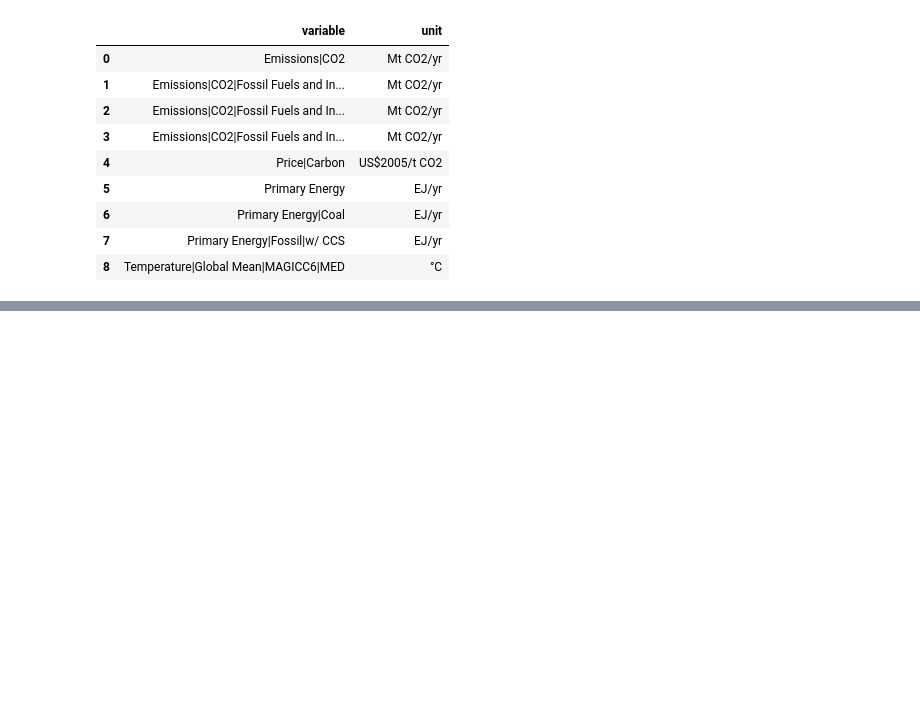
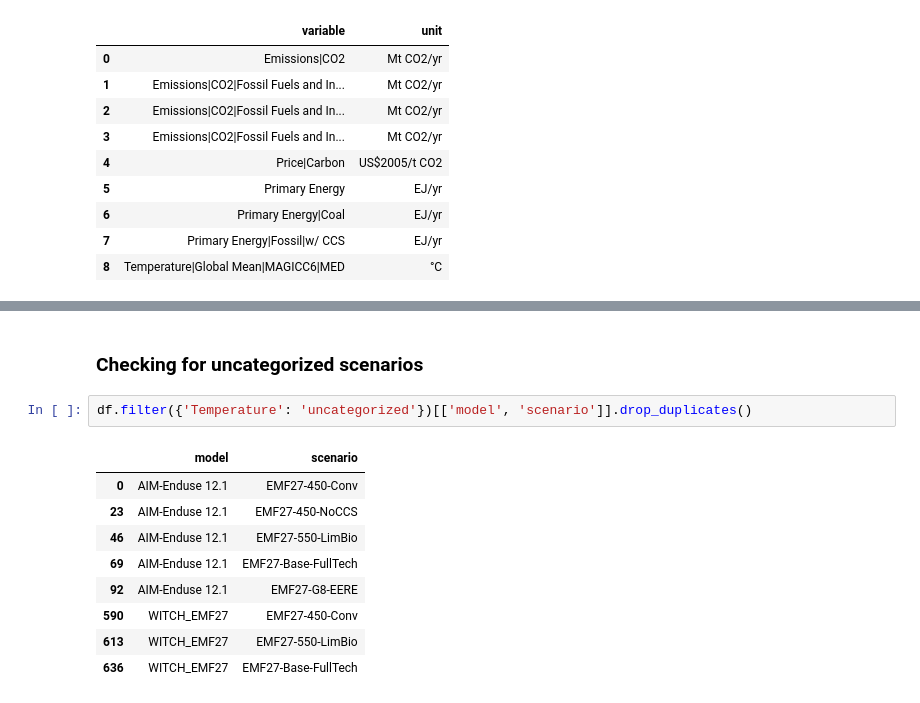
Before and after one commit to danielhuppmann/ene-present.github.io, a Jupyter notebook: cdlinks-delhi2018/pyam-cdlinks_delhi2018.ipynb, the cells around one changed output, grey strips where cells are left out. Saved outputs shown, nothing was run; the diff lists cells and outputs as text; blank space fills up the shorter version.

```diff
--- a/cdlinks-delhi2018/pyam-cdlinks_delhi2018.ipynb
+++ b/cdlinks-delhi2018/pyam-cdlinks_delhi2018.ipynb
@@ -459,0 +213,14 @@ df.plot_lines(
+# %% [markdown]
+### Checking for uncategorized scenarios
+# %%
+df.filter({'Temperature': 'uncategorized'})[['model', 'scenario']].drop_duplicates()
+# %% [output]
+|  | model | scenario |
+| 0 | AIM-Enduse 12.1 | EMF27-450-Conv |
+| 23 | AIM-Enduse 12.1 | EMF27-450-NoCCS |
+| 46 | AIM-Enduse 12.1 | EMF27-550-LimBio |
+| 69 | AIM-Enduse 12.1 | EMF27-Base-FullTech |
+| 92 | AIM-Enduse 12.1 | EMF27-G8-EERE |
+| 590 | WITCH_EMF27 | EMF27-450-Conv |
+| 613 | WITCH_EMF27 | EMF27-550-LimBio |
+| 636 | WITCH_EMF27 | EMF27-Base-FullTech |
```
Also changed, not shown: parts of 64 cells of this notebook, 1 other file.
